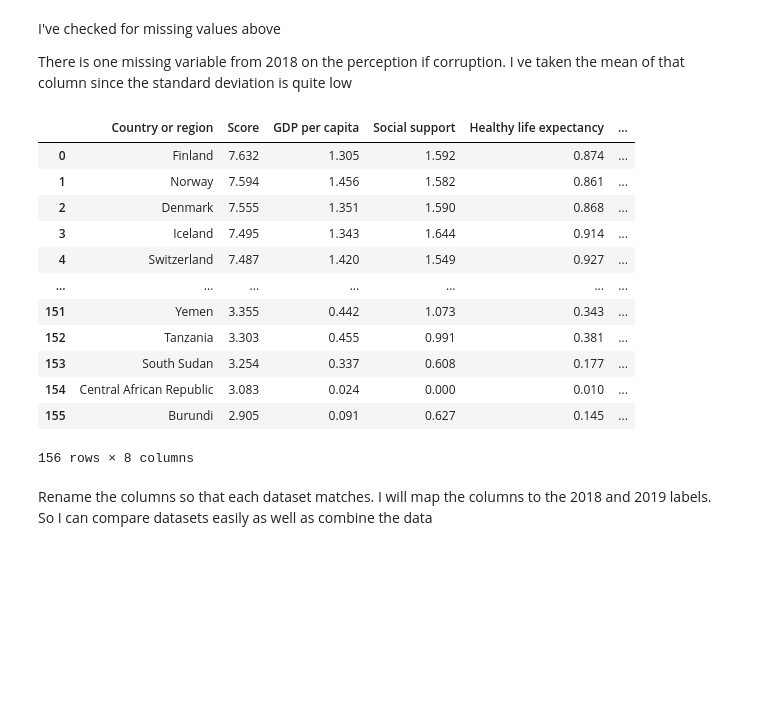
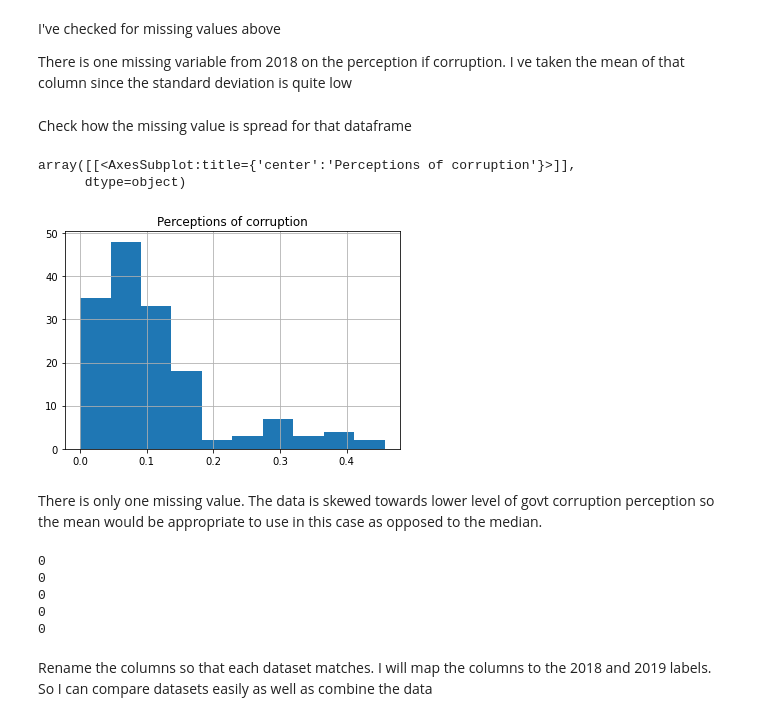
Before and after one commit to PhilSeim3/DataScienceBlog, a Jupyter notebook: Data Science Blog Workings - Happiness Index.ipynb, the cells around one changed output. Drawn from its saved outputs; the diff is of its cells as text; code cells hidden in the pictures; blank space fills up the shorter version.

```diff
--- a/Data Science Blog Workings - Happiness Index.ipynb
+++ b/Data Science Blog Workings - Happiness Index.ipynb
@@ -136,33 +167,17 @@ display(df_2019.describe())
 Overall Ranking doesnt assist with the analysis as we only want to see variables impacting score
 The statistic metrics dont assist with the analysis so can be dropped.
 # %%
-df_2015_clean = df_2015.drop(columns = ['Happiness Rank', 'Region', 'Standard Error', 'Dystopia Residual'])
-df_2016_clean = df_2016.drop(columns = ['Happiness Rank', 'Region', 'Lower Confidence Interval', 'Upper Confidence Interval', 'Dystopia Residual'])
-df_2017_clean = df_2017[['Country', 'Happiness.Score', 'Economy..GDP.per.Capita.', 'Family', 'Health..Life.Expectancy.',
+dfs[0] = dfs[0].drop(columns = ['Happiness Rank', 'Region', 'Standard Error', 'Dystopia Residual'])
+dfs[1] = dfs[1].drop(columns = ['Happiness Rank', 'Region', 'Lower Confidence Interval', 'Upper Confidence Interval', 'Dystopia Residual'])
+dfs[2] = dfs[2][['Year','Country', 'Happiness.Score', 'Economy..GDP.per.Capita.', 'Family', 'Health..Life.Expectancy.',
                          'Freedom', 'Trust..Government.Corruption.', 'Generosity']]
-df_2018_clean = df_2018[['Country or region', 'Score','GDP per capita', 'Social support','Healthy life expectancy',
+dfs[3] = dfs[3][['Year','Country or region', 'Score','GDP per capita', 'Social support','Healthy life expectancy',
                          'Freedom to make life choices','Perceptions of corruption', 'Generosity']]
-df_2019_clean = df_2019[['Country or region', 'Score','GDP per capita', 'Social support','Healthy life expectancy',
+dfs[4] = dfs[4][['Year','Country or region', 'Score','GDP per capita', 'Social support','Healthy life expectancy',
                          'Freedom to make life choices','Perceptions of corruption', 'Generosity']]
 
 
-display(df_2015_clean.head(1))
-print(df_2015_clean.shape[1])
-print(df_2015_clean.isna().sum())
-
-display(df_2016_clean.head(1))
-print(df_2016_clean.shape[1])
-print(df_2016_clean.isna().sum())
-
-display(df_2017_clean.head(1))
-print(df_2017_clean.shape[1])
-print(df_2017_clean.isna().sum())
-
-display(df_2018_clean.head(1))
-print(df_2018_clean.shape[1])
-print(df_2018_clean.isna().sum())
-
-display(df_2019_clean.head(1))
-print(df_2019_clean.shape[1])
-print(df_2019_clean.isna().sum())
+# Check for missing values in columns
+for df in dfs:
+    print(df.isna().sum())
 # %% [output]
@@ -230,22 +202,28 @@ dtype: int64
 I've checked for missing values above
 
 There is one missing variable from 2018 on the perception if corruption. I ve taken the mean of that column since the standard deviation is quite low
-# %%
-df_2018_clean.fillna(df_2018_clean.mean())
-# %% [output]
-|  | Country or region | Score | GDP per capita | Social support | Healthy life expectancy | ... |
-| 0 | Finland | 7.632 | 1.305 | 1.592 | 0.874 | ... |
-| 1 | Norway | 7.594 | 1.456 | 1.582 | 0.861 | ... |
-| 2 | Denmark | 7.555 | 1.351 | 1.590 | 0.868 | ... |
-| 3 | Iceland | 7.495 | 1.343 | 1.644 | 0.914 | ... |
-| 4 | Switzerland | 7.487 | 1.420 | 1.549 | 0.927 | ... |
-| ... | ... | ... | ... | ... | ... | ... |
-| 151 | Yemen | 3.355 | 0.442 | 1.073 | 0.343 | ... |
-| 152 | Tanzania | 3.303 | 0.455 | 0.991 | 0.381 | ... |
-| 153 | South Sudan | 3.254 | 0.337 | 0.608 | 0.177 | ... |
-| 154 | Central African Republic | 3.083 | 0.024 | 0.000 | 0.010 | ... |
-| 155 | Burundi | 2.905 | 0.091 | 0.627 | 0.145 | ... |
-156 rows × 8 columns
+# %% [markdown]
+Check how the missing value is spread for that dataframe
+# %%
+dfs[3].hist(column='Perceptions of corruption')
+# %% [output]
+array([[<AxesSubplot:title={'center':'Perceptions of corruption'}>]],
+      dtype=object)
+[figure, added]
+# %% [markdown]
+There is only one missing value. The data is skewed towards lower level of govt corruption perception so the mean would be appropriate to use in this case as opposed to the median.
+# %%
+dfs[3].fillna(dfs[3].mean(), inplace=True)
+
+# Check all missing values have been imputed
+for df in dfs:
+    print(df.isna().sum().sum())
+# %% [output]
+0
+0
+0
+0
+0
 # %% [markdown]
 Rename the columns so that each dataset matches. I will map the columns to the 2018 and 2019 labels. So I can compare datasets easily as well as combine the data
 # %%
```
Also changed, not shown: parts of 51 cells of this notebook.
